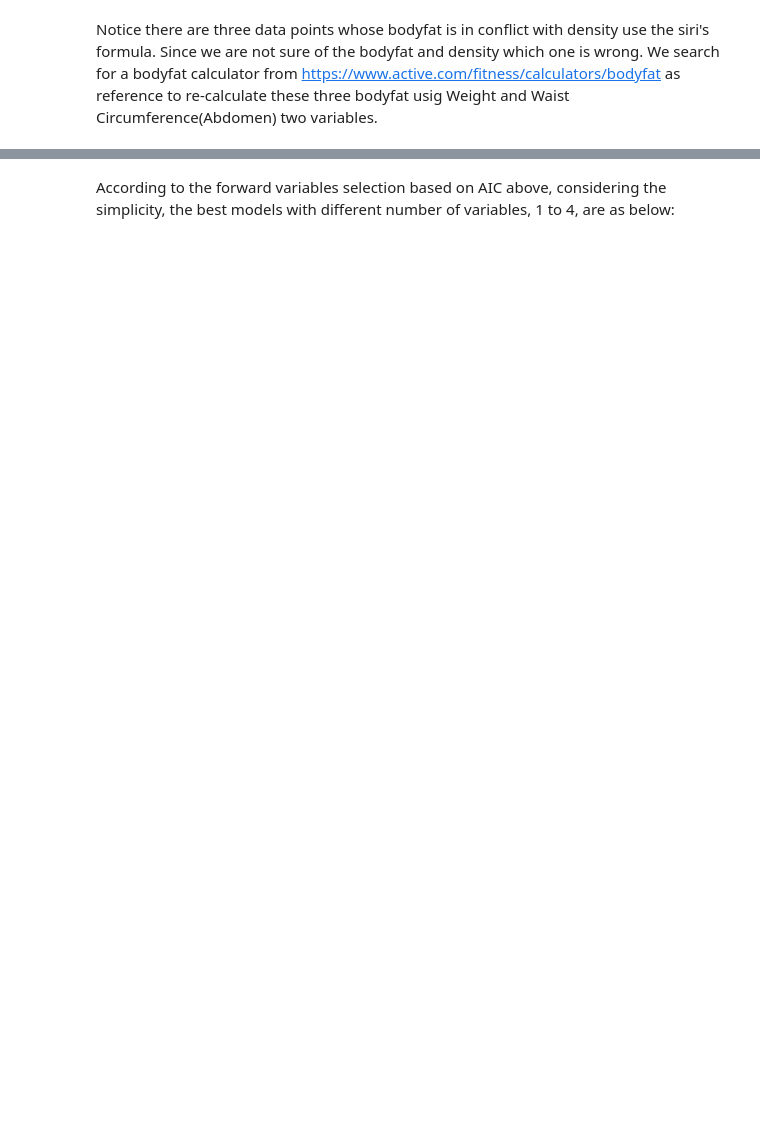
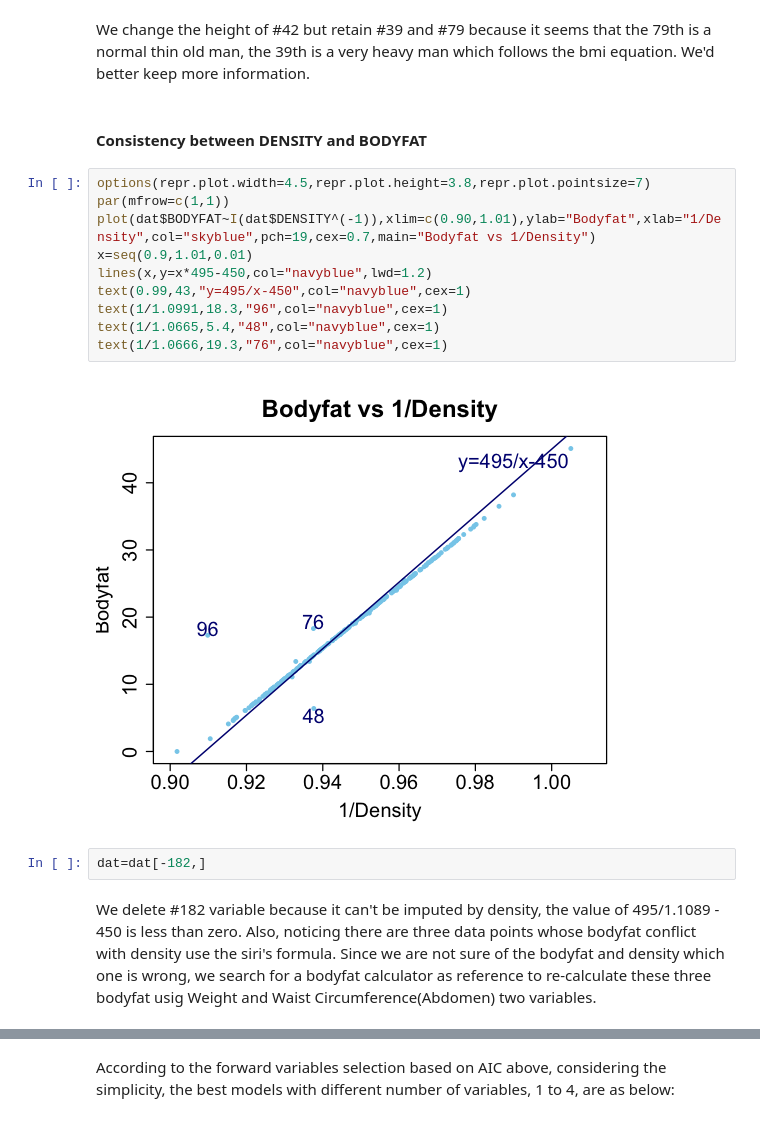
Before and after one commit to jianxia318/628model1-bodyfat, a Jupyter notebook: data/report.ipynb, the cells around one changed output, grey strips where cells are left out. Saved outputs shown, nothing was run; the diff lists cells and outputs as text; blank space fills up the shorter version.

```diff
--- a/data/report.ipynb
+++ b/data/report.ipynb
@@ -79,7 +65,25 @@ text(0.94,20.5,"76",col = "blue")
+# %% [markdown]
+We change the height of #42 but retain #39 and #79 because it seems that the 79th is a normal thin old man, the 39th is a very heavy man which follows the bmi equation. We'd better keep more information.
+# %% [markdown]
+#### Consistency between DENSITY and BODYFAT
+# %%
+options(repr.plot.width=4.5,repr.plot.height=3.8,repr.plot.pointsize=7)
+par(mfrow=c(1,1))
+plot(dat$BODYFAT~I(dat$DENSITY^(-1)),xlim=c(0.90,1.01),ylab="Bodyfat",xlab="1/Density",col="skyblue",pch=19,cex=0.7,main="Bodyfat vs 1/Density")
+x=seq(0.9,1.01,0.01)
+lines(x,y=x*495-450,col="navyblue",lwd=1.2)
+text(0.99,43,"y=495/x-450",col="navyblue",cex=1)
+text(1/1.0991,18.3,"96",col="navyblue",cex=1)
+text(1/1.0665,5.4,"48",col="navyblue",cex=1)
+text(1/1.0666,19.3,"76",col="navyblue",cex=1)
+# %% [output]
+[figure, added]
+# %%
+dat=dat[-182,]
 # %% [markdown]
-Notice there are three data points whose bodyfat is in conflict with density use the siri's formula.
-Since we are not sure of the bodyfat and density which one is wrong.
-We search for a bodyfat calculator from https://www.active.com/fitness/calculators/bodyfat as reference to re-calculate these three bodyfat usig Weight and Waist Circumference(Abdomen) two variables.
+We delete #182 variable because it can't be imputed by density, the value of 495/1.1089 - 450 is less than zero.
+Also, noticing there are three data points whose bodyfat conflict with density use the siri's formula.
+Since we are not sure of the bodyfat and density which one is wrong, we search for a bodyfat calculator as reference to re-calculate these three bodyfat usig Weight and Waist Circumference(Abdomen) two variables.
 # %%
 dat[48,]; dat[96,]; dat[76,]
 bodyfat48=495/1.0665-450 #bodyfay wrong
```
Also changed, not shown: parts of 58 cells of this notebook.
